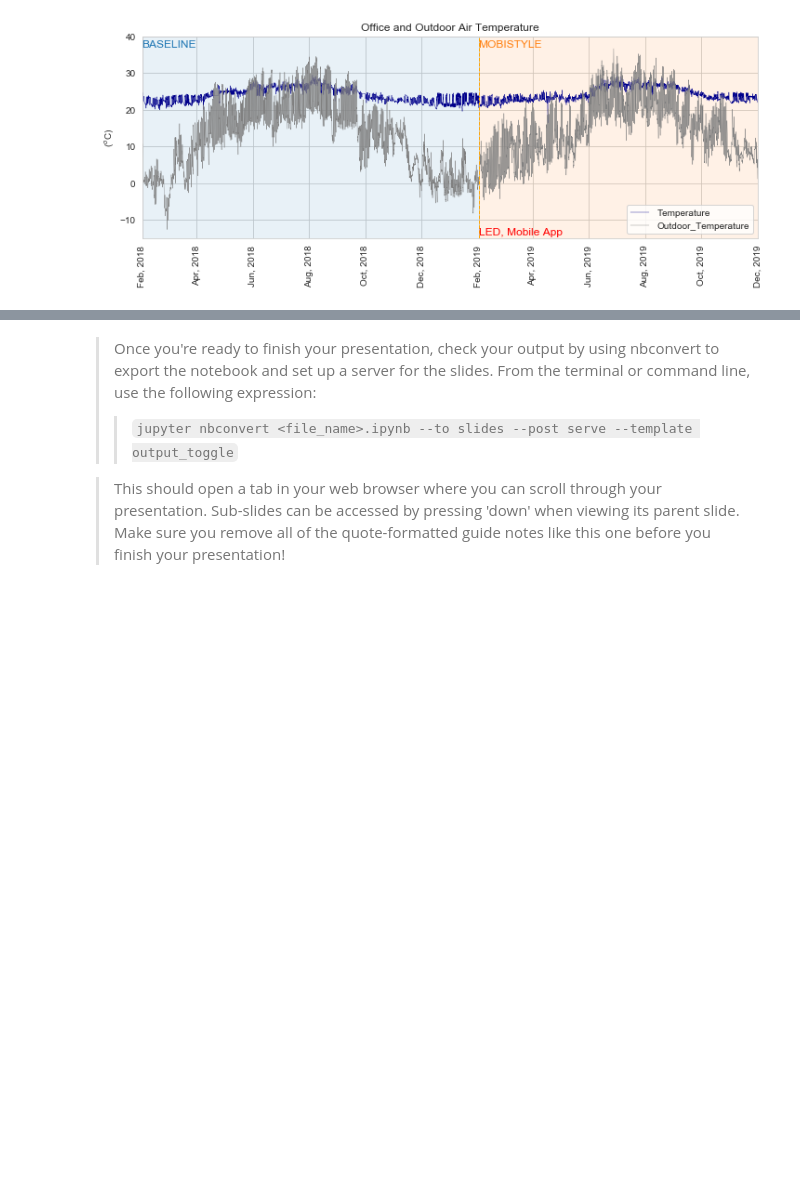
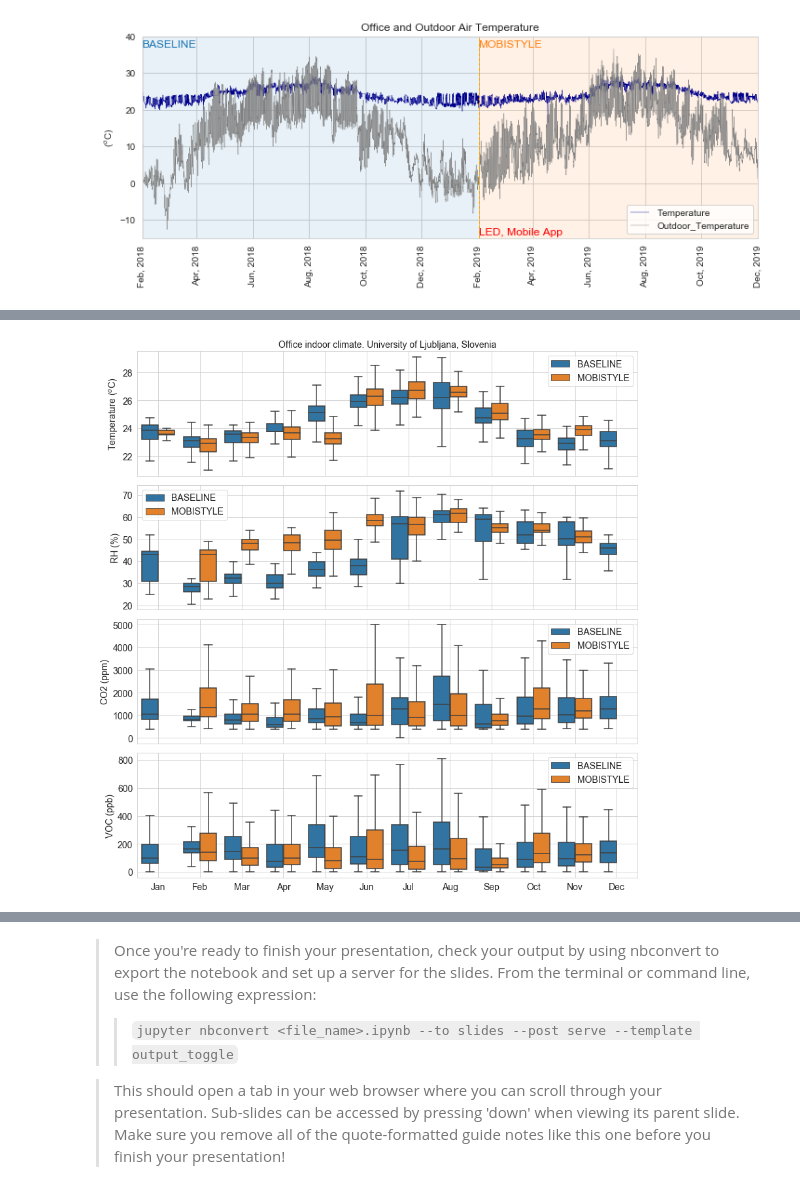
Before and after one commit to SVGoogle/EDA-project, a Jupyter notebook: data_presentation.ipynb, the cells around one changed output, grey strips where cells are left out. Cells and saved outputs as stored; diff of their text form; code cells hidden in the pictures; blank space fills up the shorter version.

```diff
--- a/data_presentation.ipynb
+++ b/data_presentation.ipynb
@@ -143,0 +206,23 @@ but feel free to add more if you'd like!
+# %%
+fig, axes = plt.subplots(4,1, figsize=(11.7, 12), sharex=True)
+
+air_cols = ['Temperature', 'RH', 'CO2', 'VOC', 'Outdoor_Temperature',
+            'Outdoor_RH', 'Global_radiation', 'Diffuse_radiation']
+
+for col, ax in zip(air_cols[:4], axes.flat):
+    sns.boxplot(data=data, x=data.index.month, y=col, hue='Monitoring_Period',
+                showfliers=False, palette=[color_BL, color_MS], ax=ax)
+    ax.set_xlabel('', fontsize=14)
+    ax.set_xticklabels(pd.date_range(start='2018-1-1', periods=12, freq='MS').strftime('%b'), rotation=0)
+    ax.tick_params(axis='both', which='major', labelsize=14)
+    ax.legend(fontsize=14)
+    ax.xaxis.grid(True)
+
+axes[0].set_title('Office indoor climate. University of Ljubljana, Slovenia', fontsize=14)
+axes[0].set_ylabel('Temperature ($^o$C)', fontsize=14)
+axes[1].set_ylabel('RH (%)', fontsize=14)
+axes[2].set_ylabel('CO2 (ppm)', fontsize=14)
+axes[3].set_ylabel('VOC (ppb)', fontsize=14)
+plt.tight_layout()
+# %% [output]
+[figure, added]
```
Also changed, not shown: parts of 17 cells of this notebook, 1 other file.
